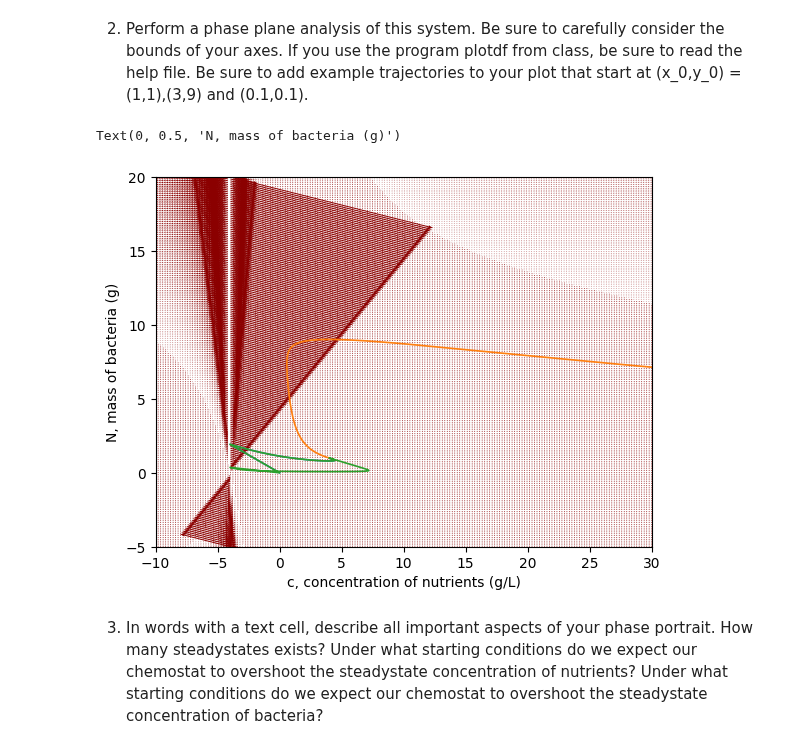
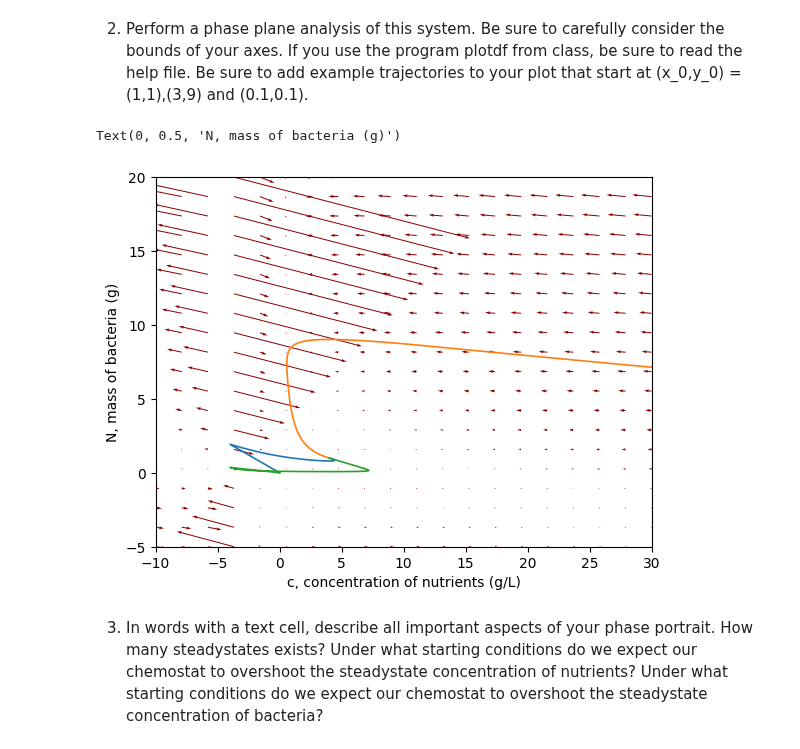
Before and after one commit to mdsnbutler/ChE_2410-Public-Repo, a Jupyter notebook: Homework/Homework 8 Phase Portraits and Cycles.ipynb, the cells around one changed output. Drawn from its saved outputs; the diff is of its cells as text; code cells hidden in the pictures.

```diff
--- a/Homework/Homework 8 Phase Portraits and Cycles.ipynb
+++ b/Homework/Homework 8 Phase Portraits and Cycles.ipynb
@@ -34,34 +34,34 @@ This system is nonlinear because of the r term, which includes one of the system
 # %%
 import numpy as np
 import matplotlib.pyplot as plt
 %matplotlib inline
 from math import sin
 from plotdf import plotdf
 
 #help(plotdf)
 
 def f(x,V=1,Q=1,c0=8,Km=4,Rmax=2,y=.25):
     q = Q/V
     r = (Rmax*x[0])/(Km + x[0])
     dN = r*x[1] - q*x[1]
     dc = q*c0 - q*x[0] - (r*x[1])/y
     return np.array([dc,dN])
 
 plotdf(f, # Function giving the rhs of the diff. eq. system
      np.array([-10,30]), # [xmin,xmax]
      np.array([-5,20]),# [ymin,ymax]
      [(1,1),(3,9),(.1,.1)], # list of initial values for trajectories (optional)
      # Additional parameters for `f` (optional)
      #parameters={,"l":0.5,"m":0.3,"b":0.05},
-     gridsteps=200,
+     gridsteps=20,
      nsteps = 10000,
      tmax=20)
 
 plt.xlabel("c, concentration of nutrients (g/L)")
 plt.ylabel("N, mass of bacteria (g)")
 # %% [output]
 Text(0, 0.5, 'N, mass of bacteria (g)')
-[figure, old version]
+[figure, new version]
 # %% [markdown]
 3. In words with a text cell, describe all important aspects of your phase portrait. How many steadystates exists? Under what starting conditions do we expect our chemostat to overshoot the steadystate concentration of nutrients? Under what starting conditions do we expect our chemostat to overshoot the steadystate concentration of bacteria?
 # %% [markdown]
```
Also changed, not shown: parts of 2 cells of this notebook.
